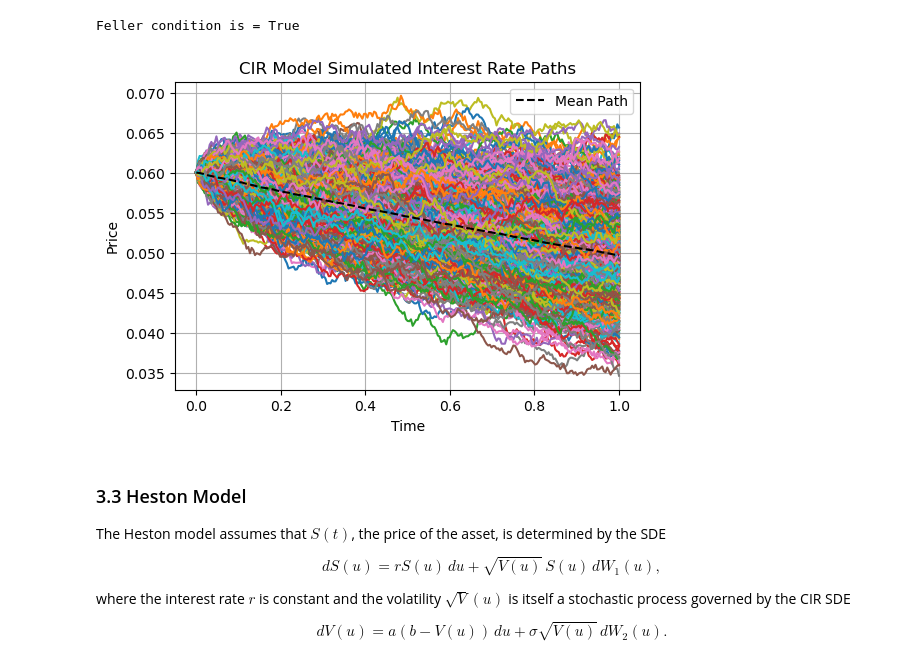
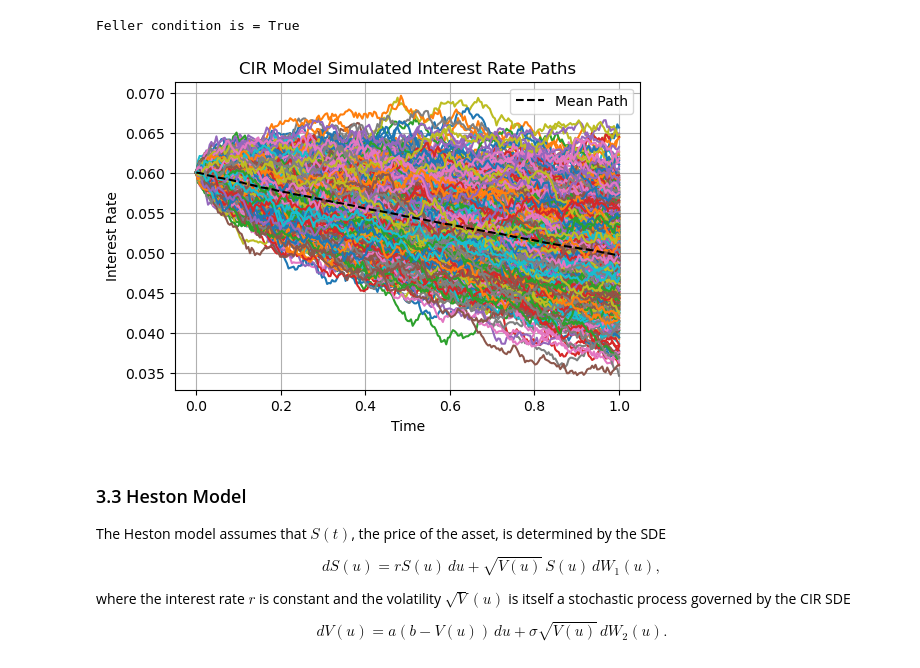
Before and after one commit to patrick-t98/quantitative-finance-notebooks, a Jupyter notebook: notebooks/5.1 Stochastic Differential Equations.ipynb, the cells around one changed output. Drawn from its saved outputs; the diff is of its cells as text; code cells hidden in the pictures.

Commit message:
Corrected graph typo + drift eq. in jump processes

```diff
--- a/notebooks/5.1 Stochastic Differential Equations.ipynb
+++ b/notebooks/5.1 Stochastic Differential Equations.ipynb
@@ -174,16 +174,16 @@ Feller condition is = True
 # %%
 # Plot the simulated interest rate paths
 plt.figure(figsize=(6,4))
 plt.plot(t, R)
 plt.plot(t, np.mean(R, axis=1), color='black', linestyle='dashed', label='Mean Path')
 plt.title('CIR Model Simulated Interest Rate Paths')
 plt.xlabel('Time')
-plt.ylabel('Price')
+plt.ylabel('Interest Rate')
 plt.grid(True)
 plt.legend()
 plt.show()
 # %% [output]
-[figure, old version]
+[figure, new version]
 # %% [markdown]
 ### 3.3 Heston Model
 
```
Also changed, not shown: 1 other file.
